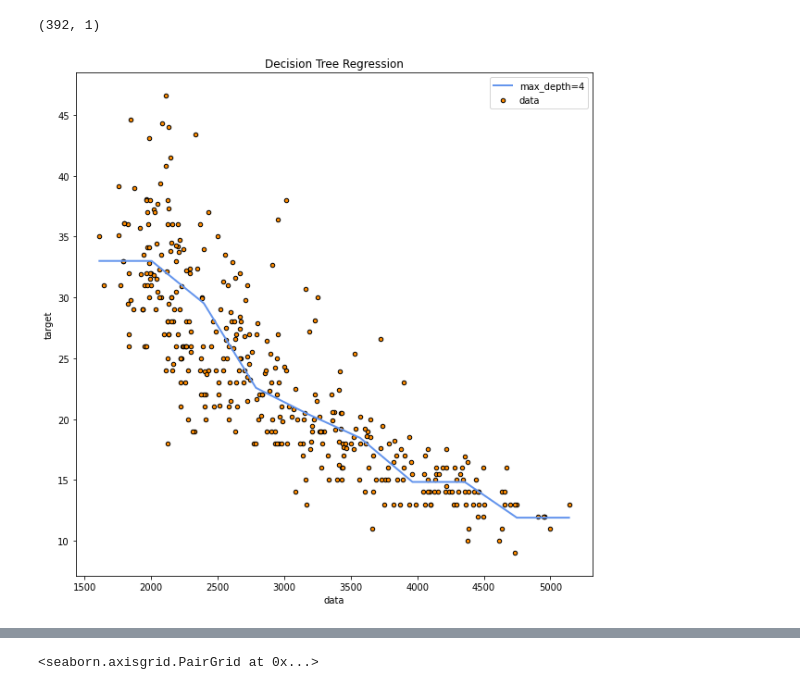
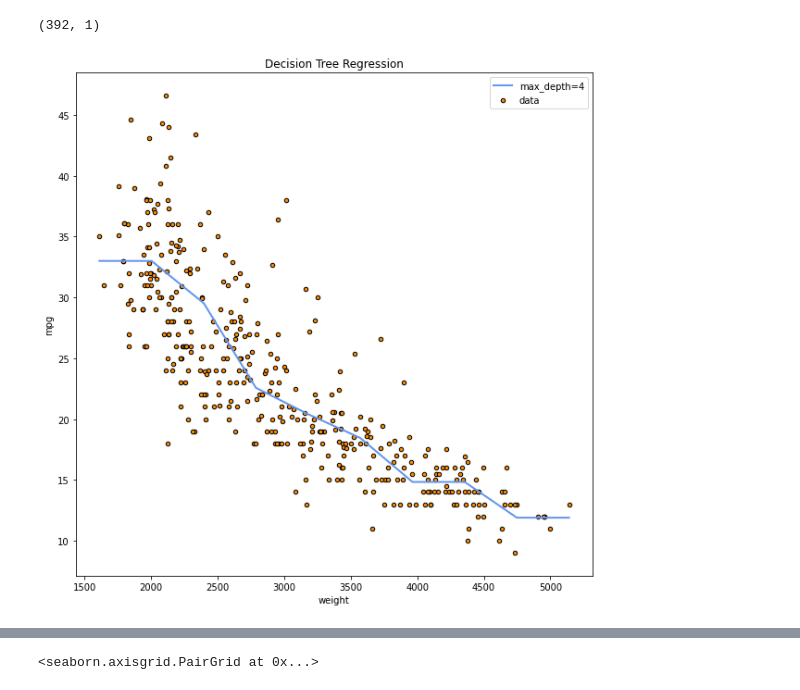
Before and after one commit to raulbenitez/postgrau_IML_exploratory, a Jupyter notebook: REGRESION/regression_trees.ipynb, the cells around one changed output, grey strips where cells are left out. Drawn from its saved outputs; the diff is of its cells as text; code cells hidden in the pictures.

```diff
--- a/REGRESION/regression_trees.ipynb
+++ b/REGRESION/regression_trees.ipynb
@@ -70,20 +98,20 @@ y.shape
 # %%
 max_depth = 4
 regr_1 = DecisionTreeRegressor(max_depth=max_depth)
 regr_1.fit(X, y)
 
 X_test = np.linspace(X.min(),X.max(),10).reshape(-1, 1)
 y_1 = regr_1.predict(X_test)
 
 plt.figure(figsize=(10,10))
 plt.scatter(X, y, s=20, edgecolor="black",
             c="darkorange", label="data")
 plt.plot(X_test, y_1, color="cornflowerblue",
          label="max_depth={}".format(max_depth), linewidth=2)
-plt.xlabel("data")
-plt.ylabel("target")
+plt.xlabel("weight")
+plt.ylabel("mpg")
 plt.title("Decision Tree Regression")
 plt.legend()
 plt.show()
 # %% [output]
-[figure, old version]
+[figure, new version]
```
Also changed, not shown: parts of 9 cells of this notebook.
